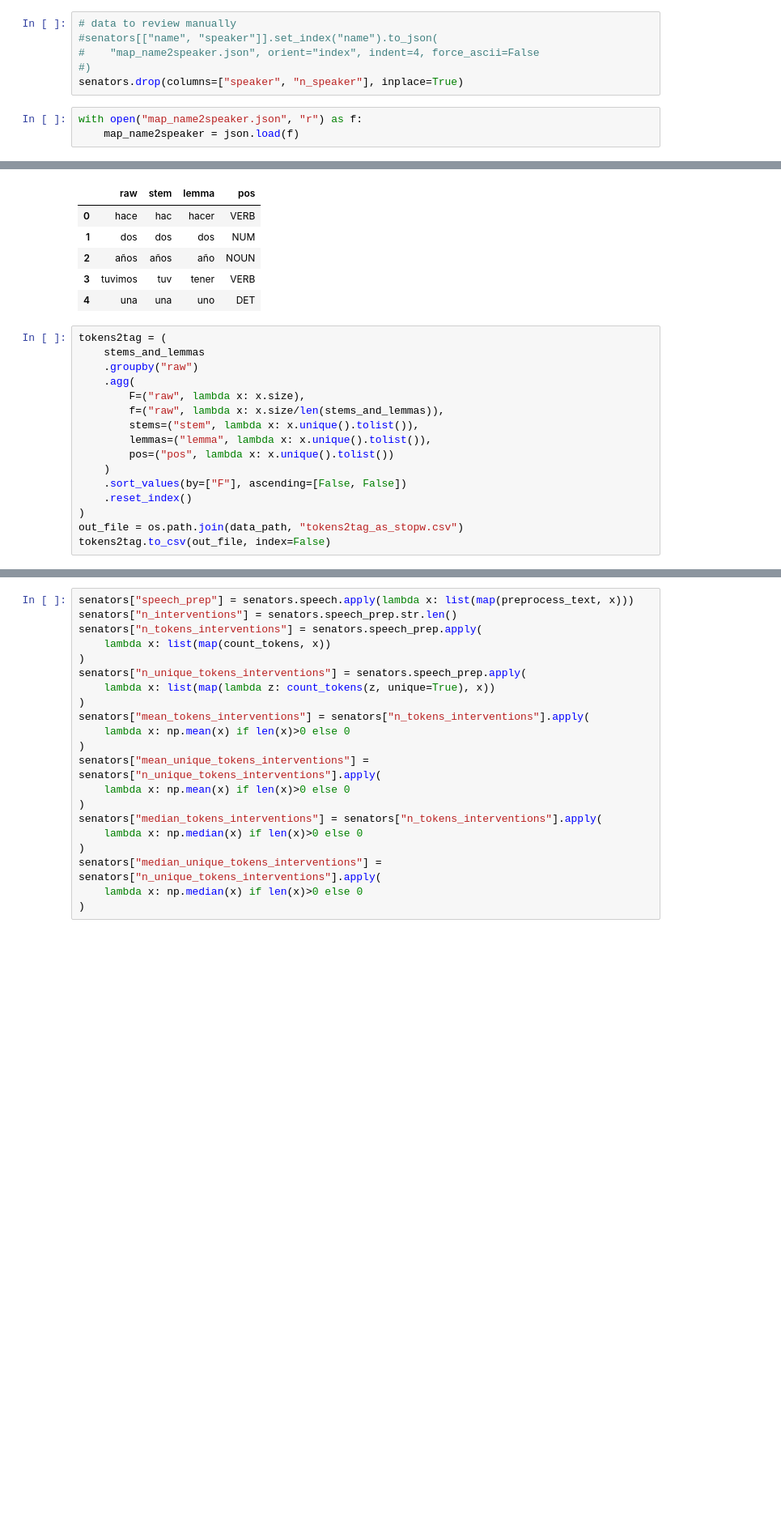
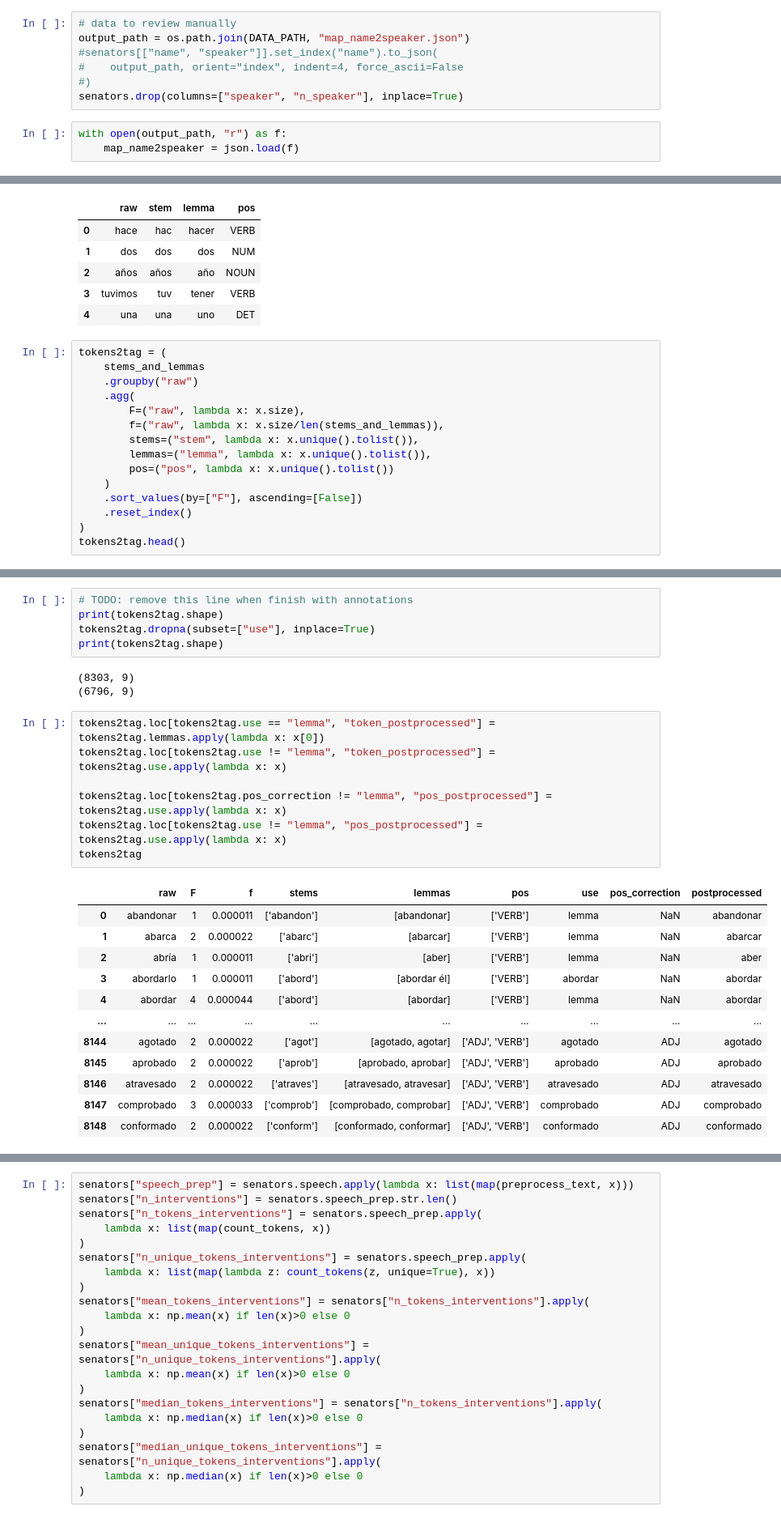
Before and after one commit to macfernandez/eddc-specialization-project, a Jupyter notebook: notebooks/02-data-description.ipynb, the cells around one changed output, grey strips where cells are left out. Shown at 81% size. Cells and saved outputs as stored; diff of their text form; blank space fills up the shorter version.

```diff
--- a/notebooks/02-data-description.ipynb
+++ b/notebooks/02-data-description.ipynb
@@ -330,12 +323,13 @@ senators.tail()
 | 54 | Laura Rodríguez Machado | positivo | RODRÍGUEZ MACHADO LAURA ELENA | CÓRDOBA | ALIANZA CAMBIEMOS | Juntos por el cambio | [rodriguez, machado rodriguez] | 2 |
 # %%
 # data to review manually
+output_path = os.path.join(DATA_PATH, "map_name2speaker.json")
 #senators[["name", "speaker"]].set_index("name").to_json(
-#    "map_name2speaker.json", orient="index", indent=4, force_ascii=False
+#    output_path, orient="index", indent=4, force_ascii=False
 #)
 senators.drop(columns=["speaker", "n_speaker"], inplace=True)
 # %%
-with open("map_name2speaker.json", "r") as f:
+with open(output_path, "r") as f:
     map_name2speaker = json.load(f)
 # %%
 senators["speaker"] = senators.name.apply(lambda x:
@@ -404,9 +406,8 @@ tokens2tag = (
         lemmas=("lemma", lambda x: x.unique().tolist()),
         pos=("pos", lambda x: x.unique().tolist())
     )
-    .sort_values(by=["F"], ascending=[False, False])
+    .sort_values(by=["F"], ascending=[False])
     .reset_index()
 )
-out_file = os.path.join(data_path, "tokens2tag_as_stopw.csv")
-tokens2tag.to_csv(out_file, index=False)
+tokens2tag.head()
 # %% [output]
@@ -413,0 +423,28 @@ TypeError: unhashable type: 'list'
+# %%
+# TODO: remove this line when finish with annotations
+print(tokens2tag.shape)
+tokens2tag.dropna(subset=["use"], inplace=True)
+print(tokens2tag.shape)
+# %% [output]
+(8303, 9)
+(6796, 9)
+# %%
+tokens2tag.loc[tokens2tag.use == "lemma", "token_postprocessed"] =  tokens2tag.lemmas.apply(lambda x: x[0])
+tokens2tag.loc[tokens2tag.use != "lemma", "token_postprocessed"] =  tokens2tag.use.apply(lambda x: x)
+
+tokens2tag.loc[tokens2tag.pos_correction != "lemma", "pos_postprocessed"] =  tokens2tag.use.apply(lambda x: x)
+tokens2tag.loc[tokens2tag.use != "lemma", "pos_postprocessed"] =  tokens2tag.use.apply(lambda x: x)
+tokens2tag
+# %% [output]
+|  | raw | F | f | stems | lemmas | pos | use | pos_correction | postprocessed |
+| 0 | abandonar | 1 | 0.000011 | ['abandon'] | [abandonar] | ['VERB'] | lemma | NaN | abandonar |
+| 1 | abarca | 2 | 0.000022 | ['abarc'] | [abarcar] | ['VERB'] | lemma | NaN | abarcar |
+| 2 | abría | 1 | 0.000011 | ['abri'] | [aber] | ['VERB'] | lemma | NaN | aber |
+| 3 | abordarlo | 1 | 0.000011 | ['abord'] | [abordar él] | ['VERB'] | abordar | NaN | abordar |
+| 4 | abordar | 4 | 0.000044 | ['abord'] | [abordar] | ['VERB'] | lemma | NaN | abordar |
+| ... | ... | ... | ... | ... | ... | ... | ... | ... | ... |
+| 8144 | agotado | 2 | 0.000022 | ['agot'] | [agotado, agotar] | ['ADJ', 'VERB'] | agotado | ADJ | agotado |
+| 8145 | aprobado | 2 | 0.000022 | ['aprob'] | [aprobado, aprobar] | ['ADJ', 'VERB'] | aprobado | ADJ | aprobado |
+| 8146 | atravesado | 2 | 0.000022 | ['atraves'] | [atravesado, atravesar] | ['ADJ', 'VERB'] | atravesado | ADJ | atravesado |
+| 8147 | comprobado | 3 | 0.000033 | ['comprob'] | [comprobado, comprobar] | ['ADJ', 'VERB'] | comprobado | ADJ | comprobado |
+| 8148 | conformado | 2 | 0.000022 | ['conform'] | [conformado, conformar] | ['ADJ', 'VERB'] | conformado | ADJ | conformado |
```
Also changed, not shown: parts of 20 cells of this notebook, 6 other files.
